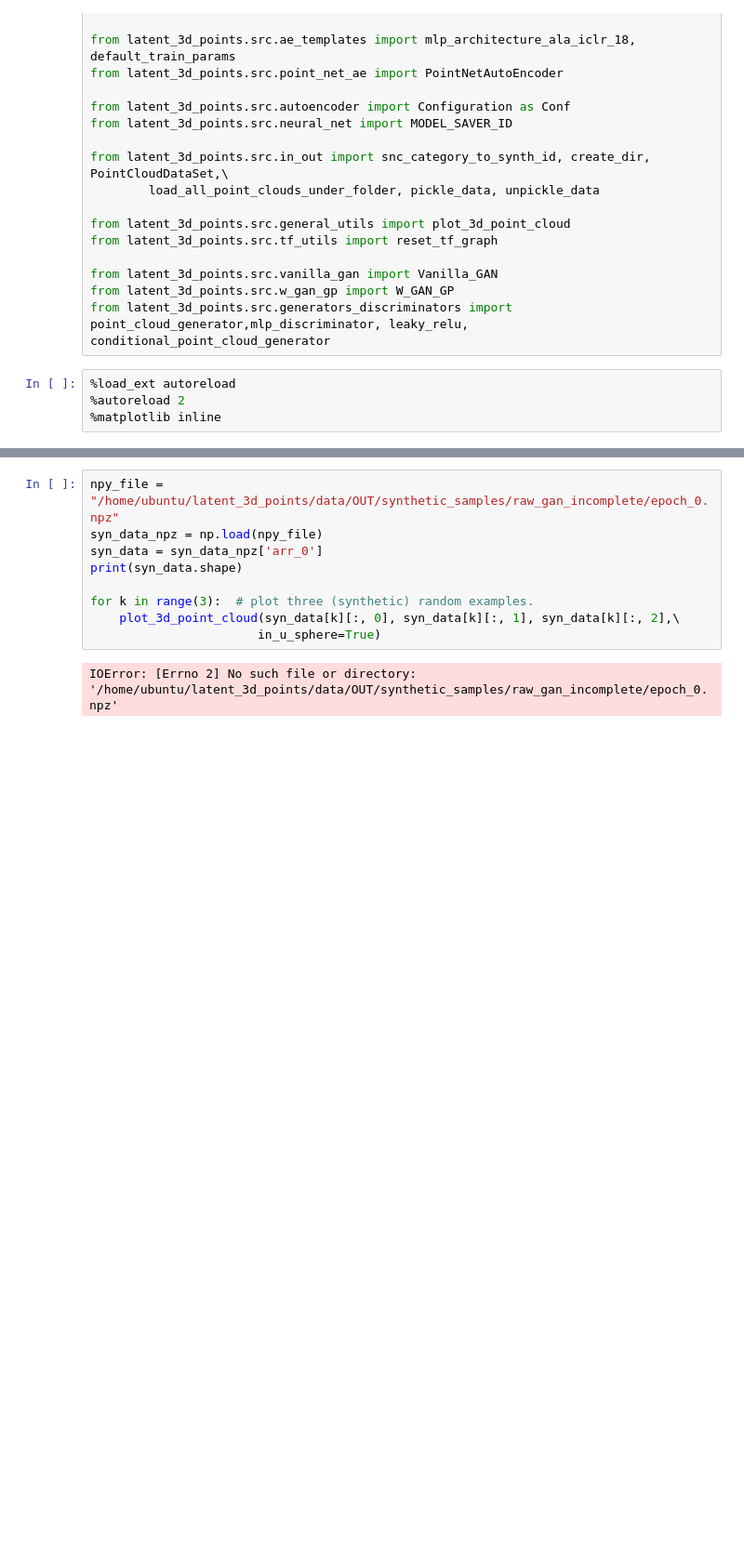
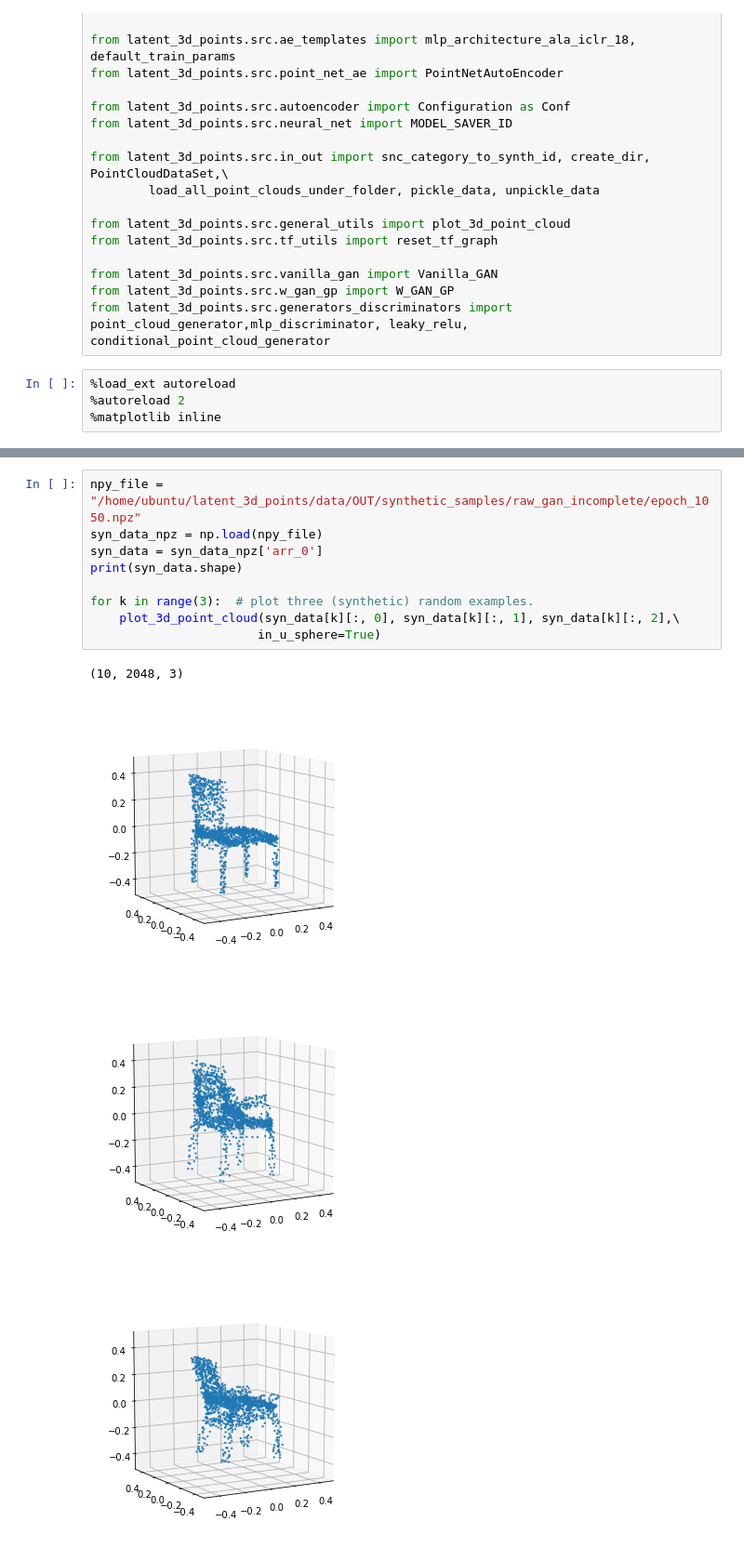
Before and after one commit to dtseng/latent_3d_points, a Jupyter notebook: notebooks/evalute_raw_incomplete_gan.ipynb, the cells around one changed output, grey strips where cells are left out. Shown: that part at 93% size. Drawn from its saved outputs; the diff is of its cells as text; blank space fills up the shorter version.

```diff
--- a/notebooks/evalute_raw_incomplete_gan.ipynb
+++ b/notebooks/evalute_raw_incomplete_gan.ipynb
@@ -126,11 +177,14 @@ output size: 6144
 # %%
-npy_file = "/home/ubuntu/latent_3d_points/data/OUT/synthetic_samples/raw_gan_incomplete/epoch_0.npz"
+npy_file = "/home/ubuntu/latent_3d_points/data/OUT/synthetic_samples/raw_gan_incomplete/epoch_1050.npz"
 syn_data_npz = np.load(npy_file)
 syn_data = syn_data_npz['arr_0']
 print(syn_data.shape)
 
 for k in range(3):  # plot three (synthetic) random examples.
     plot_3d_point_cloud(syn_data[k][:, 0], syn_data[k][:, 1], syn_data[k][:, 2],\
                        in_u_sphere=True)
 # %% [output]
-IOError: [Errno 2] No such file or directory: '/home/ubuntu/latent_3d_points/data/OUT/synthetic_samples/raw_gan_incomplete/epoch_0.npz'
+(10, 2048, 3)
+[figure, added]
+[figure, added]
+[figure, added]
```
Also changed, not shown: parts of 4 cells of this notebook, 6 other files.
